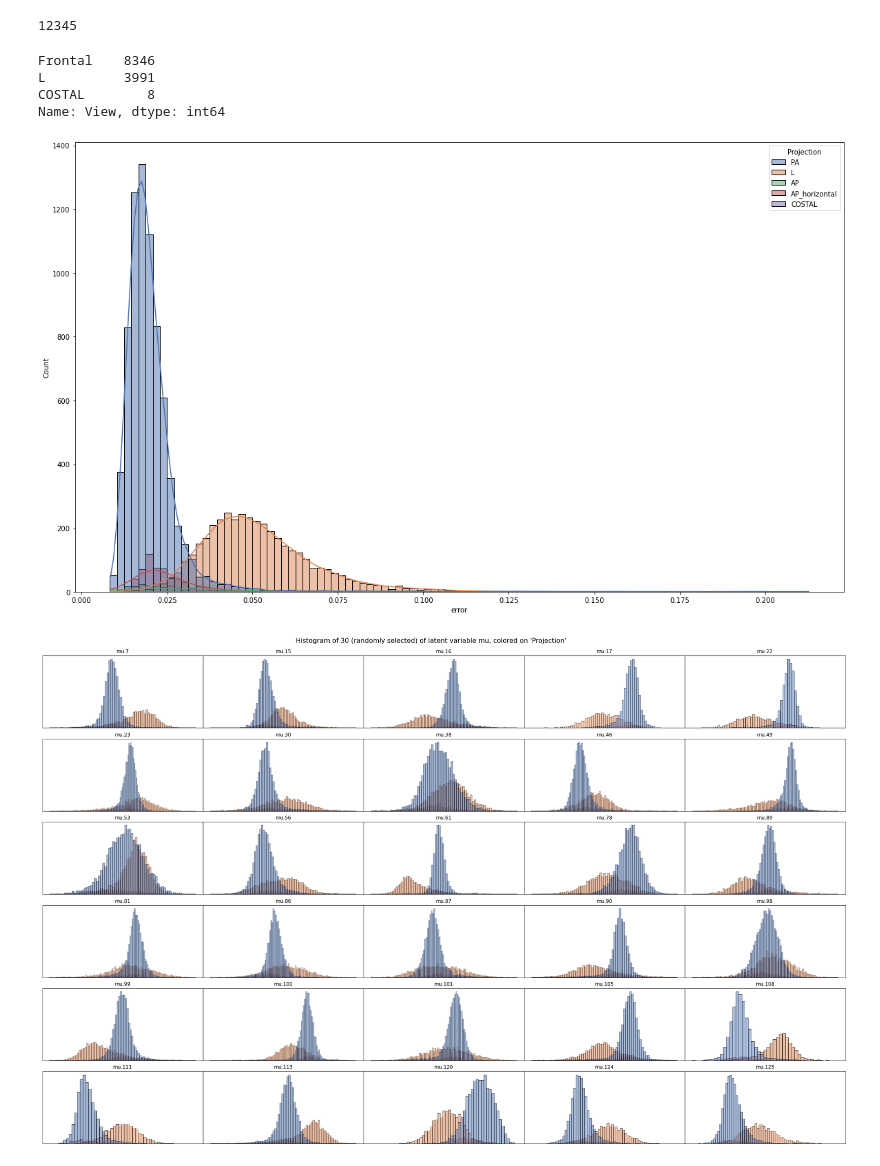
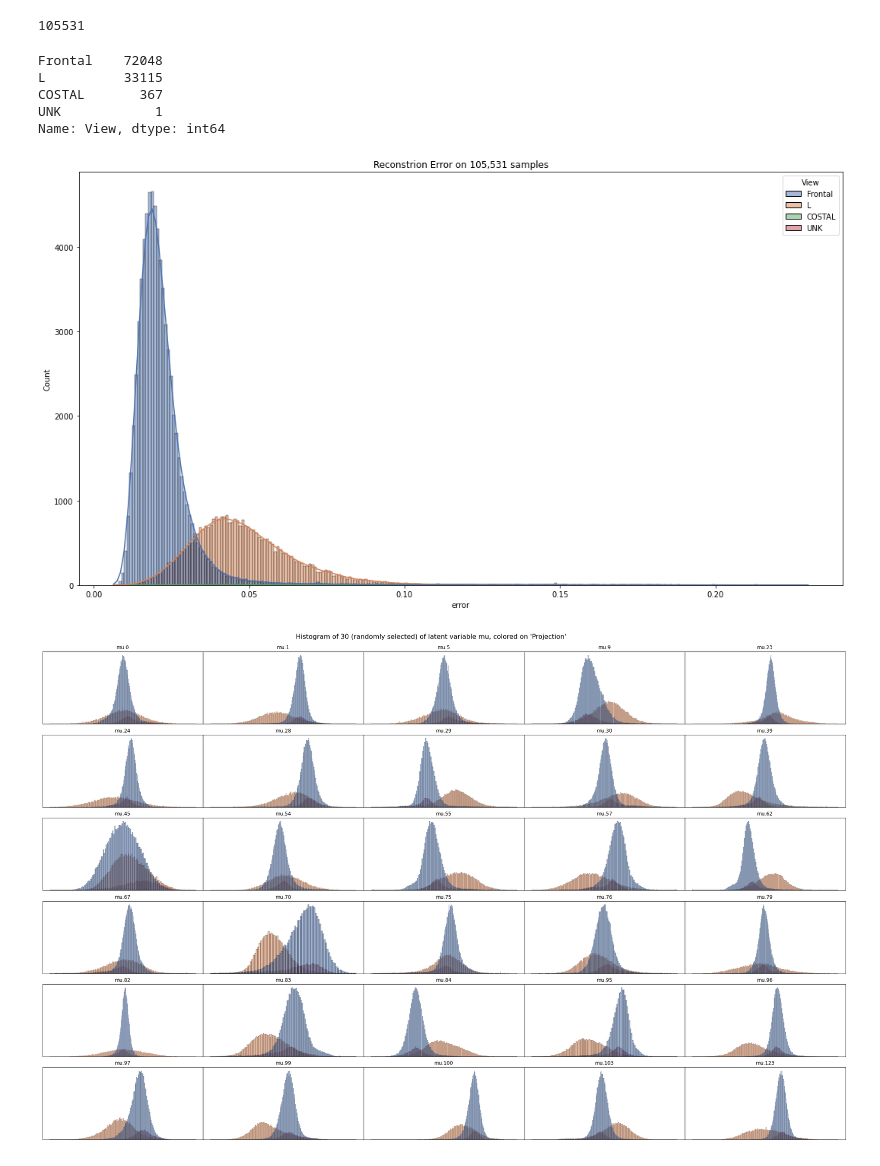
Before and after one commit to microsoft/MedImaging-ModelDriftMonitoring, a Jupyter notebook: experiments/experiment1_input_analysis/image_based_drift/image_based_drift.ipynb, the cells around one changed output. Saved outputs shown, nothing was run; the diff lists cells and outputs as text; code cells hidden in the pictures.

```diff
--- a/experiments/experiment1_input_analysis/image_based_drift/image_based_drift.ipynb
+++ b/experiments/experiment1_input_analysis/image_based_drift/image_based_drift.ipynb
@@ -18,13 +20,15 @@ def converter(value):
 # %%
 df = []
 
-jsonl_dir = str(settings.DATA_DIR.joinpath("ivory_cheetah_90xz8cmp"))
+jsonl_dir = str(settings.DATA_DIR.joinpath("red_head_h0x1hbjf"))
 jsonl_files = glob.glob(f"{jsonl_dir}/*.jsonl")
 
-for fn in tqdm.tqdm(jsonl_files):
+for fn in tqdm.tqdm_notebook(jsonl_files):
     with open(fn, 'r') as f:
-        for line in f.readlines():
+        for line in tqdm.tqdm_notebook(f.readlines()):
             df.append({k: converter(v) for k, v in json.loads(line).items()})
+print(len(df))
 df = pd.json_normalize(df)
+print(len(df))
 df.head()
 # %% [output]
@@ -39,7 +46,7 @@ df.head()
 # %%
 print(len(df))
 # %% [output]
-12345
+105531
 # %%
 pc_df = pd.read_csv(settings.PADCHEST_FILENAME, low_memory=False)
 # %%
@@ -52,17 +59,21 @@ pc_df_vae["View"] = pc_df_vae["Projection"]
 pc_df_vae.loc[pc_df_vae["View"].isin(["PA", "AP_horizontal", "AP"]), "View"] = 'Frontal'
 pc_df_vae['View'].value_counts()
 # %% [output]
-Frontal    8346
-L          3991
-COSTAL        8
+Frontal    72048
+L          33115
+COSTAL       367
+UNK            1
 Name: View, dtype: int64
 # %%
 sns.set_palette('deep')
-figsize = [20, 12]
+figsize = [18, 10]
 fig, ax = plt.subplots(figsize=figsize)
-_ = sns.histplot(data=pc_df_vae, x="error", hue="Projection", ax=ax, kde=True)
+hue = "View"
+
+_ = sns.histplot(data=pc_df_vae, x="error", hue=hue, ax=ax, kde=True)
+_ = ax.set(title=f"Reconstrion Error on {len(pc_df_vae):,d} samples")
 # %% [output]
-[figure, old version]
+[figure, new version]
 # %%
 import random
 grid_size = (6, 5)
@@ -94,4 +105,4 @@ for i, i_val in enumerate(i_vals):
 fig.suptitle(s, fontsize=16)
 fig.subplots_adjust(top=.95)
 # %% [output]
-[figure, old version]
+[figure, new version]
```
Also changed, not shown: parts of 12 cells of this notebook, 1 other file.
